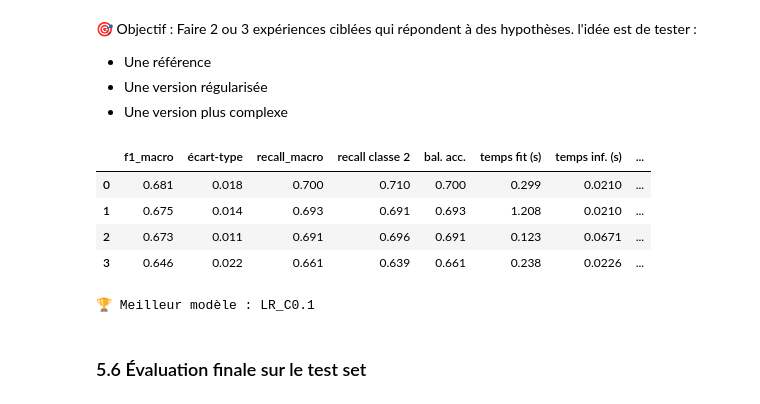
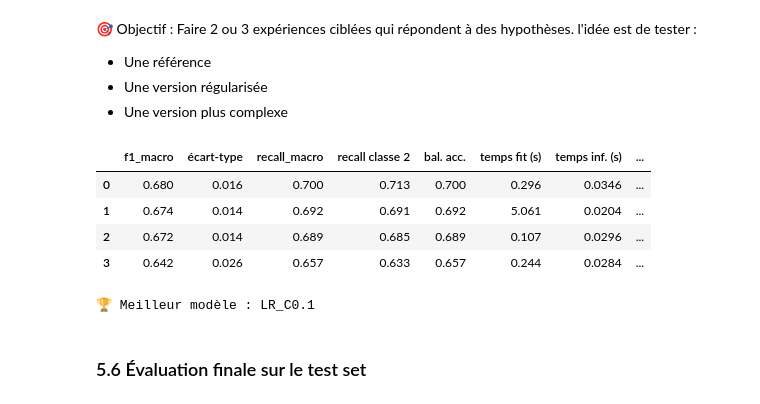
Before and after one commit to NicoH77/Atlas_CISIA_Exam_EmploymentPrediction, a Jupyter notebook: notebooks/Notebook-EmploymentPrediction.ipynb, the cells around one changed output. Saved outputs shown, nothing was run; the diff lists cells and outputs as text; code cells hidden in the pictures.

```diff
--- a/notebooks/Notebook-EmploymentPrediction.ipynb
+++ b/notebooks/Notebook-EmploymentPrediction.ipynb
@@ -1210,13 +1187,13 @@ Le test est scellé jusqu'à l'étape [5]. `stratify=y` garantit que les 3 class
 # %%
 # 4.2 Train/test split (stratifié si classification déséquilibrée)
 
-X = df[FEAT_NUM + FEAT_CAT + [FEAT_TXT]]
+x = df[FEAT_NUM + FEAT_CAT + FEAT_BIN + [FEAT_TXT]]
 y = df[TARGET]
 
-X_train, X_test, y_train, y_test = train_test_split(
-    X, y, test_size=TEST_SIZE, stratify=y, random_state=SEED
+x_train, x_test, y_train, y_test = train_test_split(
+    x, y, test_size=TEST_SIZE, stratify=y, random_state=SEED
 )
-print(X_train.shape, X_test.shape)
+print(x_train.shape, x_test.shape)
 y_train.value_counts(normalize=True).round(3)
 # %% [output]
 (2000, 8) (500, 8)
@@ -1247,22 +1224,28 @@ num_pipe = Pipeline([
     ("scaler", StandardScaler()),
 ])
 cat_pipe = Pipeline([
+    ("imputer", SimpleImputer(strategy="constant", fill_value="Non renseigné")),
+    ("onehot", OneHotEncoder(handle_unknown="ignore")),
+])
+bin_pipe = Pipeline([
     ("imputer", SimpleImputer(strategy="most_frequent")),
-    ("onehot", OneHotEncoder(handle_unknown="ignore")),
 ])
 txt_pipe = TfidfVectorizer(max_features=5000, min_df=3)
 
-def build_preprocessor(num_features=None, cat_features=None, txt_features=None):
-    """Instancie la MEME recette sur le perimetre demande.
-    Chaque bloc est OPTIONNEL : c'est ce qui permet a un scenario de 4.3 de
-    retirer un type de donnees entier sans changer les traitements.
-    Meme recette partout = comparabilite.
+def build_preprocessor(num_features=None, cat_features=None, bin_features=None, txt_features=None):
+    """
+    Construit le préprocesseur adapté à un scénario donné.
+    Chaque bloc (numérique, catégoriel, binaire, texte) est optionnel afin de permettre la comparaison de
+    plusieurs scénarios de modélisation tout en
+    conservant les mêmes traitements.
     """
     blocks = []
     if num_features:
         blocks.append(("num", num_pipe, num_features))
     if cat_features:
         blocks.append(("cat", cat_pipe, cat_features))
+    if bin_features:
+        blocks.append(("bin", bin_pipe, bin_features))
     if txt_features:
         blocks.append(("txt", txt_pipe, txt_features))
 
@@ -1291,6 +1278,7 @@ scenarios = {
     "S1": dict(
         num_features=project_cfg.FEATURES_NUMERIC,
         cat_features=project_cfg.FEATURES_CATEGORICAL,
+        bin_features=project_cfg.FEATURES_BINARY,
         txt_features=project_cfg.FEATURE_TEXT,
     ),
 
@@ -1306,6 +1294,11 @@ scenarios = {
             for col in project_cfg.FEATURES_CATEGORICAL
             if col not in project_cfg.FEATURES_SENSITIVE
         ],
+        bin_features=[
+            col
+            for col in project_cfg.FEATURES_BINARY
+            if col not in project_cfg.FEATURES_SENSITIVE
+        ],
         txt_features=project_cfg.FEATURE_TEXT,
     ),
 
@@ -1318,6 +1311,7 @@ scenarios = {
     "S4": dict(
         num_features=project_cfg.FEATURES_NUMERIC,
         cat_features=project_cfg.FEATURES_CATEGORICAL,
+        bin_features=project_cfg.FEATURES_BINARY,
     ),
 }
 
@@ -1598,7 +1585,7 @@ l'idée est de tester :
 
 model_params = {
     "LR_baseline" : LogisticRegression(
-        max_iter=1000,
+        max_iter=5000,
         class_weight="balanced",
         random_state=42
     ),
@@ -1607,7 +1594,7 @@ model_params = {
         C=0.1,
         solver="saga",
         l1_ratio=0.0,
-        max_iter=1000,
+        max_iter=5000,
         class_weight="balanced",
         random_state=42,
     ),
@@ -1616,7 +1603,7 @@ model_params = {
         C=10,
         solver="saga",
         l1_ratio=0.0,
-        max_iter=1000,
+        max_iter=5000,
         class_weight="balanced",
         random_state=42,
     ),
@@ -1625,7 +1612,7 @@ model_params = {
         C=1,
         solver="saga",
         l1_ratio=0.5,
-        max_iter=1000,
+        max_iter=5000,
         class_weight="balanced",
         random_state=42,
     ),
@@ -1637,38 +1624,38 @@ model_params = {
 # =====================================================
 
 results_df = (
     run_benchmark(
         models=model_params,
         scenarios={"S1": scenarios["S1"]},
-        X_train=X_train,
+        x_train=x_train,
         y_train=y_train,
         cv=cv,
         scoring=scoring,
         build_preprocessor=build_preprocessor
     )
     .sort_values(
         by="f1_macro",
         ascending=False
     )
     .reset_index(drop=True)
 )
 
 display(results_df)
 
 
 # =====================================================
 # Meilleur modèle
 # =====================================================
 
 best_model_name = results_df.iloc[0]["modele"]
 
 print("\n🏆 Meilleur modèle :", best_model_name)
 # %% [output]
 |  | f1_macro | écart-type | recall_macro | recall classe 2 | bal. acc. | temps fit (s) | temps inf. (s) | ... |
-| 0 | 0.681 | 0.018 | 0.700 | 0.710 | 0.700 | 0.299 | 0.0210 | ... |
-| 1 | 0.675 | 0.014 | 0.693 | 0.691 | 0.693 | 1.208 | 0.0210 | ... |
-| 2 | 0.673 | 0.011 | 0.691 | 0.696 | 0.691 | 0.123 | 0.0671 | ... |
-| 3 | 0.646 | 0.022 | 0.661 | 0.639 | 0.661 | 0.238 | 0.0226 | ... |
+| 0 | 0.680 | 0.016 | 0.700 | 0.713 | 0.700 | 0.296 | 0.0346 | ... |
+| 1 | 0.674 | 0.014 | 0.692 | 0.691 | 0.692 | 5.061 | 0.0204 | ... |
+| 2 | 0.672 | 0.014 | 0.689 | 0.685 | 0.689 | 0.107 | 0.0296 | ... |
+| 3 | 0.642 | 0.026 | 0.657 | 0.633 | 0.657 | 0.244 | 0.0284 | ... |
 🏆 Meilleur modèle : LR_C0.1
 # %% [markdown]
 ### 5.6 Évaluation finale sur le test set
```
Also changed, not shown: parts of 37 cells of this notebook.
